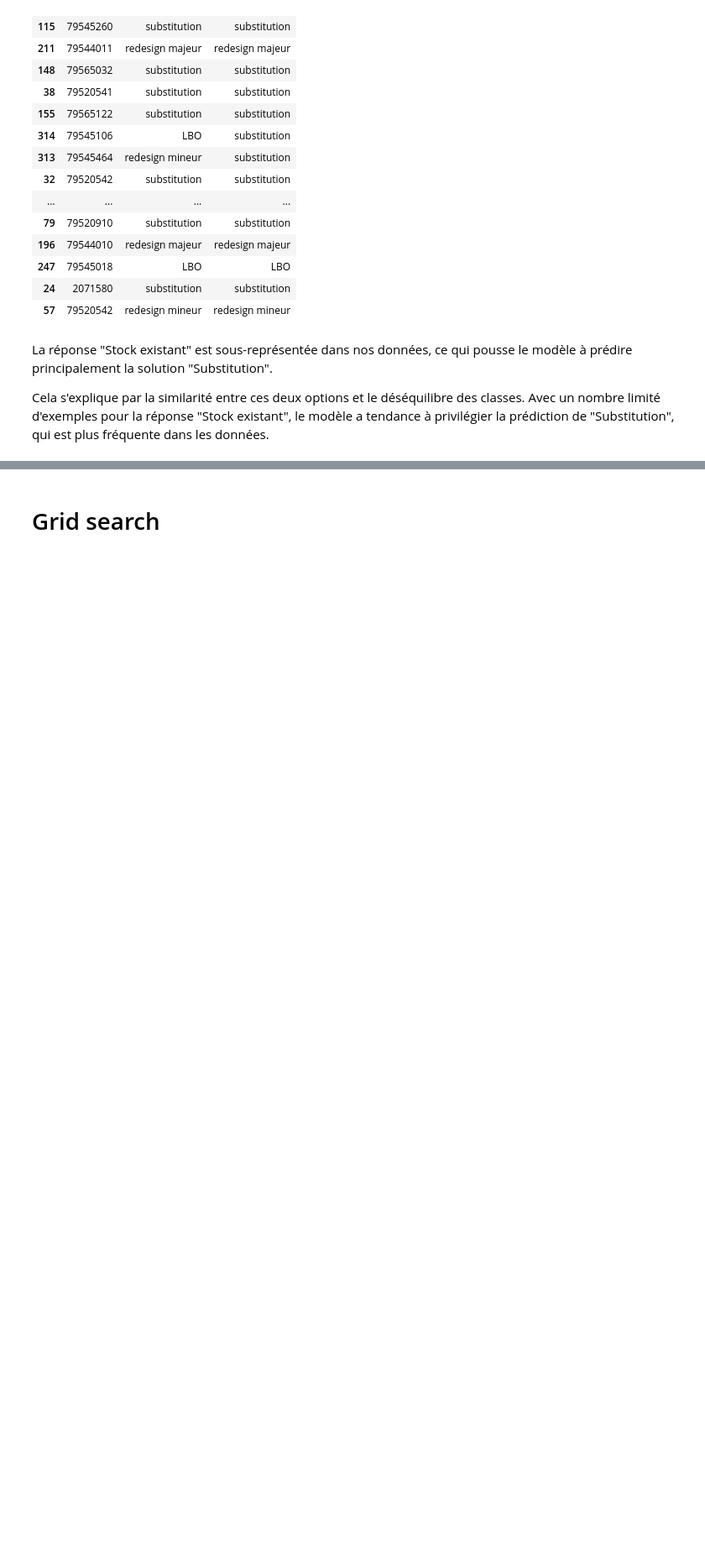
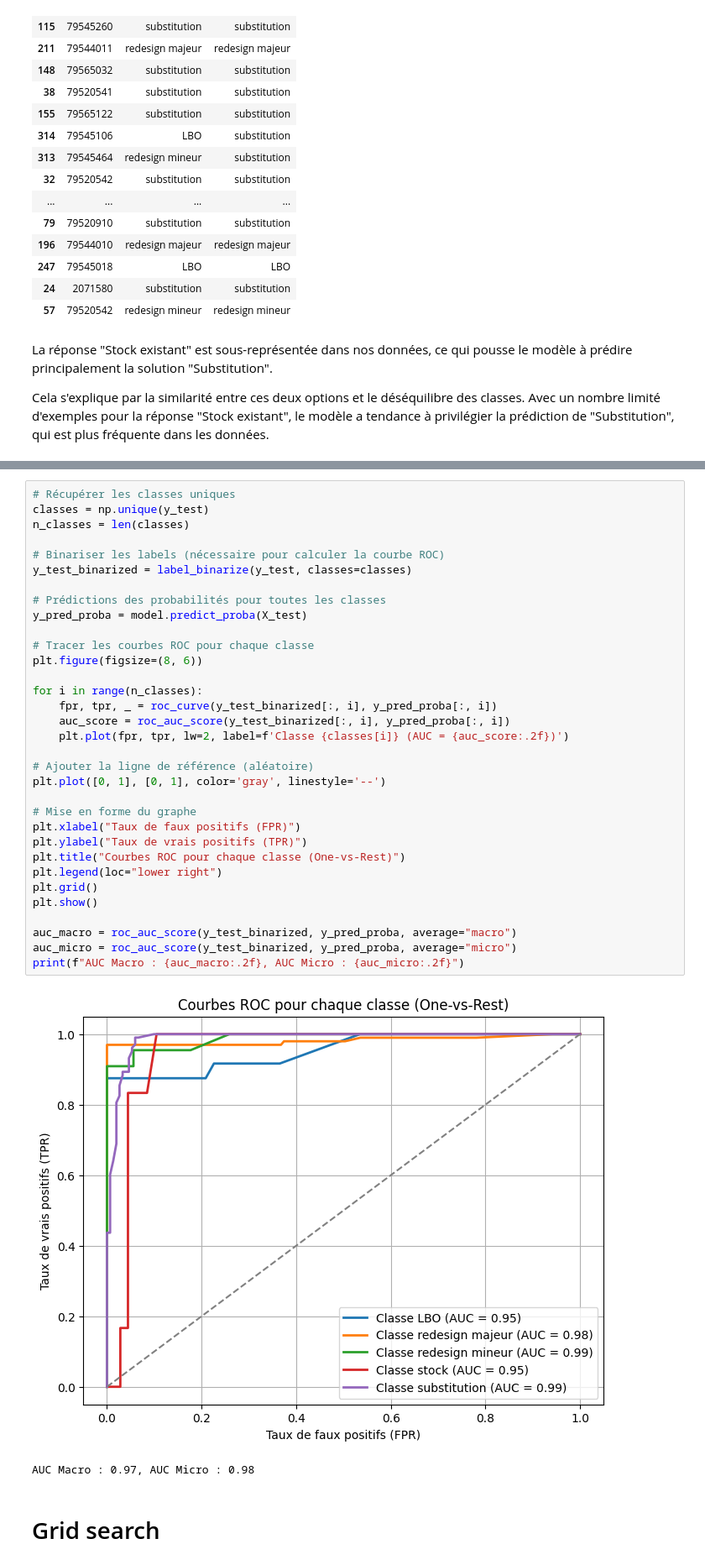
Before and after one commit to coupsim/PSYN_SNCF, a Jupyter notebook: PSYN_sncf_data.ipynb, the cells around one changed output, grey strips where cells are left out. Shown at 84% size. Drawn from its saved outputs; the diff is of its cells as text; blank space fills up the shorter version.

```diff
--- a/PSYN_sncf_data.ipynb
+++ b/PSYN_sncf_data.ipynb
@@ -642,3 +645,39 @@ Cela s'explique par la similarité entre ces deux options et le déséquilibre d
+# %%
+# Récupérer les classes uniques
+classes = np.unique(y_test)
+n_classes = len(classes)
+
+# Binariser les labels (nécessaire pour calculer la courbe ROC)
+y_test_binarized = label_binarize(y_test, classes=classes)
+
+# Prédictions des probabilités pour toutes les classes
+y_pred_proba = model.predict_proba(X_test)
+
+# Tracer les courbes ROC pour chaque classe
+plt.figure(figsize=(8, 6))
+
+for i in range(n_classes):
+    fpr, tpr, _ = roc_curve(y_test_binarized[:, i], y_pred_proba[:, i])
+    auc_score = roc_auc_score(y_test_binarized[:, i], y_pred_proba[:, i])
+    plt.plot(fpr, tpr, lw=2, label=f'Classe {classes[i]} (AUC = {auc_score:.2f})')
+
+# Ajouter la ligne de référence (aléatoire)
+plt.plot([0, 1], [0, 1], color='gray', linestyle='--')
+
+# Mise en forme du graphe
+plt.xlabel("Taux de faux positifs (FPR)")
+plt.ylabel("Taux de vrais positifs (TPR)")
+plt.title("Courbes ROC pour chaque classe (One-vs-Rest)")
+plt.legend(loc="lower right")
+plt.grid()
+plt.show()
+
+auc_macro = roc_auc_score(y_test_binarized, y_pred_proba, average="macro")
+auc_micro = roc_auc_score(y_test_binarized, y_pred_proba, average="micro")
+print(f"AUC Macro : {auc_macro:.2f}, AUC Micro : {auc_micro:.2f}")
+# %% [output]
+[figure, added]
+AUC Macro : 0.97, AUC Micro : 0.98
 # %% [markdown]
 # Grid search
 # %%
```
Also changed, not shown: parts of 5 cells of this notebook, 1 other file.
